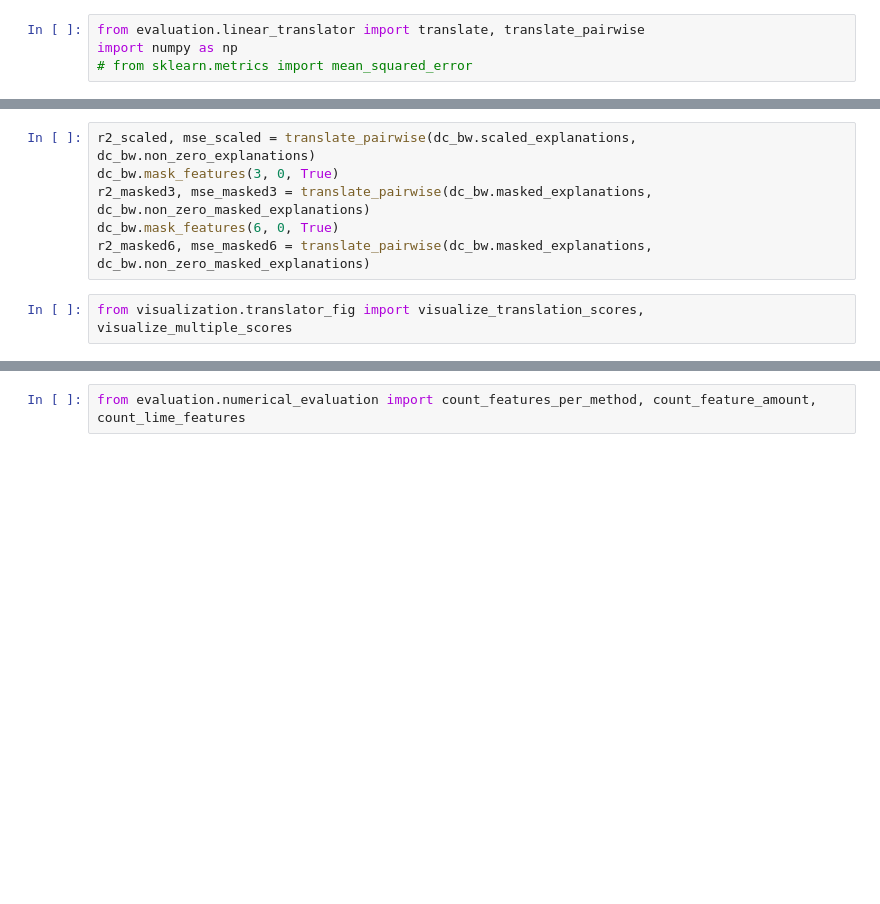
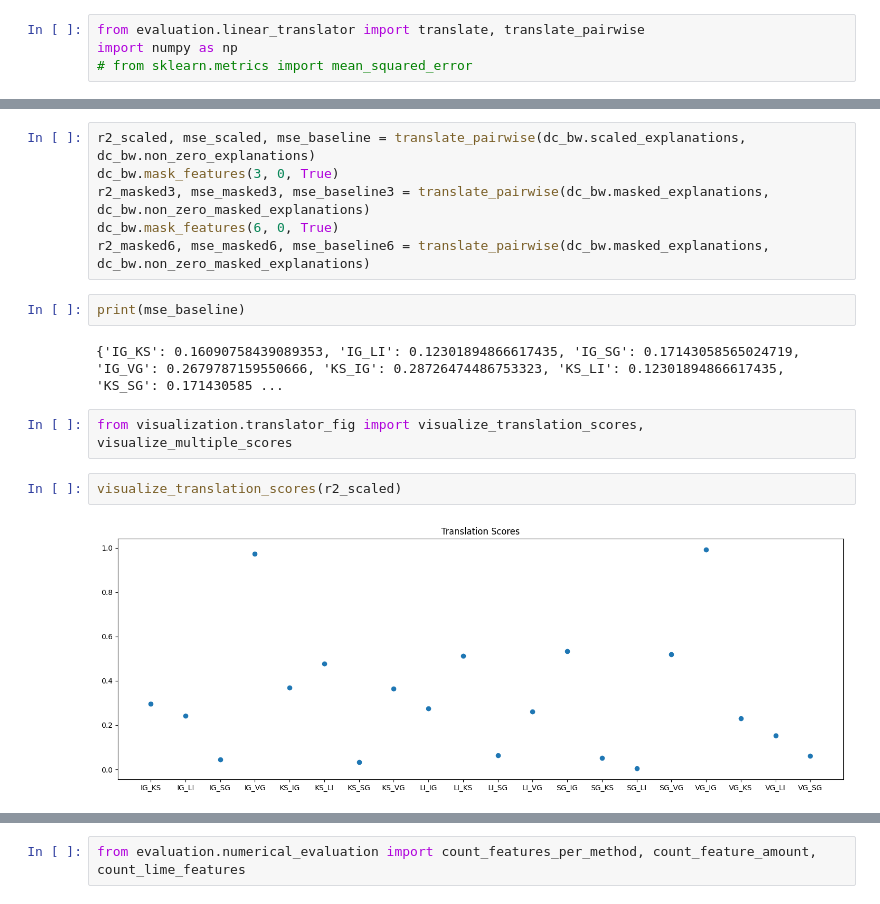
Before and after one commit to ekunigk/BA_Disagreement_Problem, a Jupyter notebook: tests.ipynb, the cells around one changed output, grey strips where cells are left out. Drawn from its saved outputs; the diff is of its cells as text; blank space fills up the shorter version.

```diff
--- a/tests.ipynb
+++ b/tests.ipynb
@@ -50,11 +97,19 @@ import numpy as np
 # %%
-r2_scaled, mse_scaled = translate_pairwise(dc_bw.scaled_explanations, dc_bw.non_zero_explanations)
+r2_scaled, mse_scaled, mse_baseline = translate_pairwise(dc_bw.scaled_explanations, dc_bw.non_zero_explanations)
 dc_bw.mask_features(3, 0, True)
-r2_masked3, mse_masked3 = translate_pairwise(dc_bw.masked_explanations, dc_bw.non_zero_masked_explanations)
+r2_masked3, mse_masked3, mse_baseline3 = translate_pairwise(dc_bw.masked_explanations, dc_bw.non_zero_masked_explanations)
 dc_bw.mask_features(6, 0, True)
-r2_masked6, mse_masked6 = translate_pairwise(dc_bw.masked_explanations, dc_bw.non_zero_masked_explanations)
+r2_masked6, mse_masked6, mse_baseline6 = translate_pairwise(dc_bw.masked_explanations, dc_bw.non_zero_masked_explanations)
+# %%
+print(mse_baseline)
+# %% [output]
+{'IG_KS': 0.16090758439089353, 'IG_LI': 0.12301894866617435, 'IG_SG': 0.17143058565024719, 'IG_VG': 0.2679787159550666, 'KS_IG': 0.28726474486753323, 'KS_LI': 0.12301894866617435, 'KS_SG': 0.171430585 ...
 # %%
 from visualization.translator_fig import visualize_translation_scores, visualize_multiple_scores
+# %%
+visualize_translation_scores(r2_scaled)
+# %% [output]
+[figure, added]
 # %%
 visualize_multiple_scores(r2_scaled, r2_masked3, r2_masked6, ('scaled', '2/3 masked', '1/3 masked'), 'R2 score of translations')
 # %% [output]
```
Also changed, not shown: parts of 35 cells of this notebook, 5 other files.
